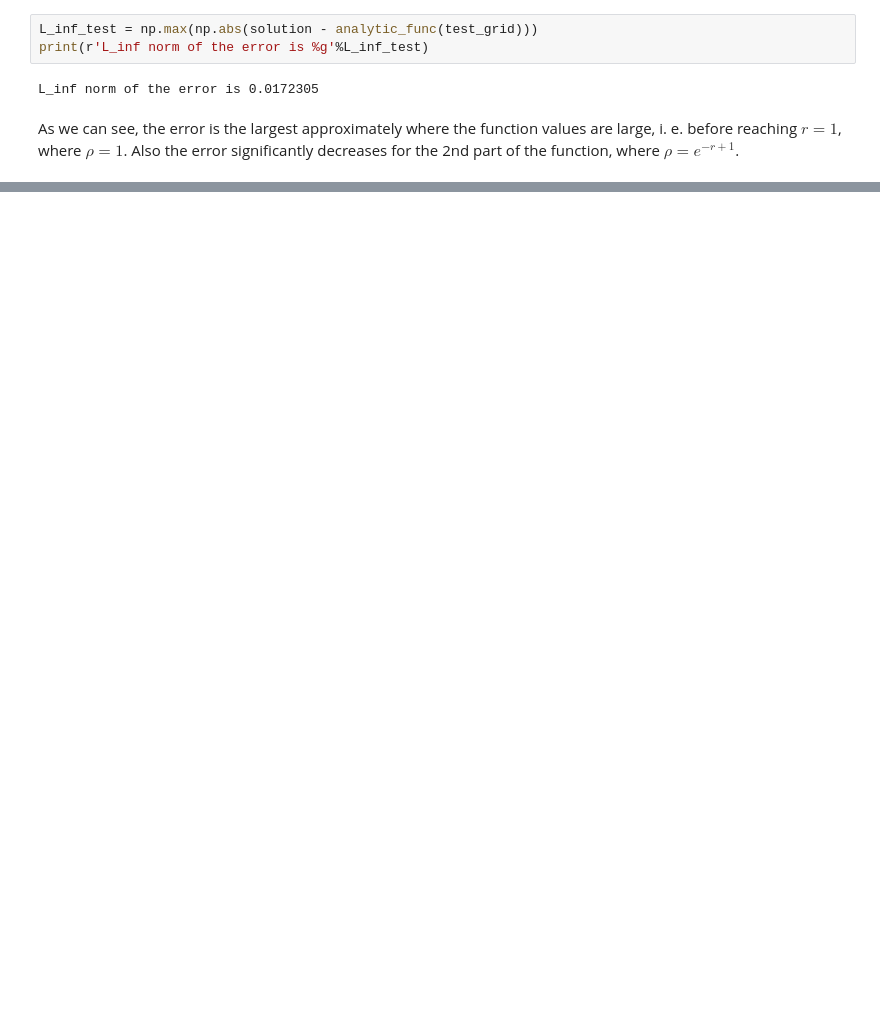
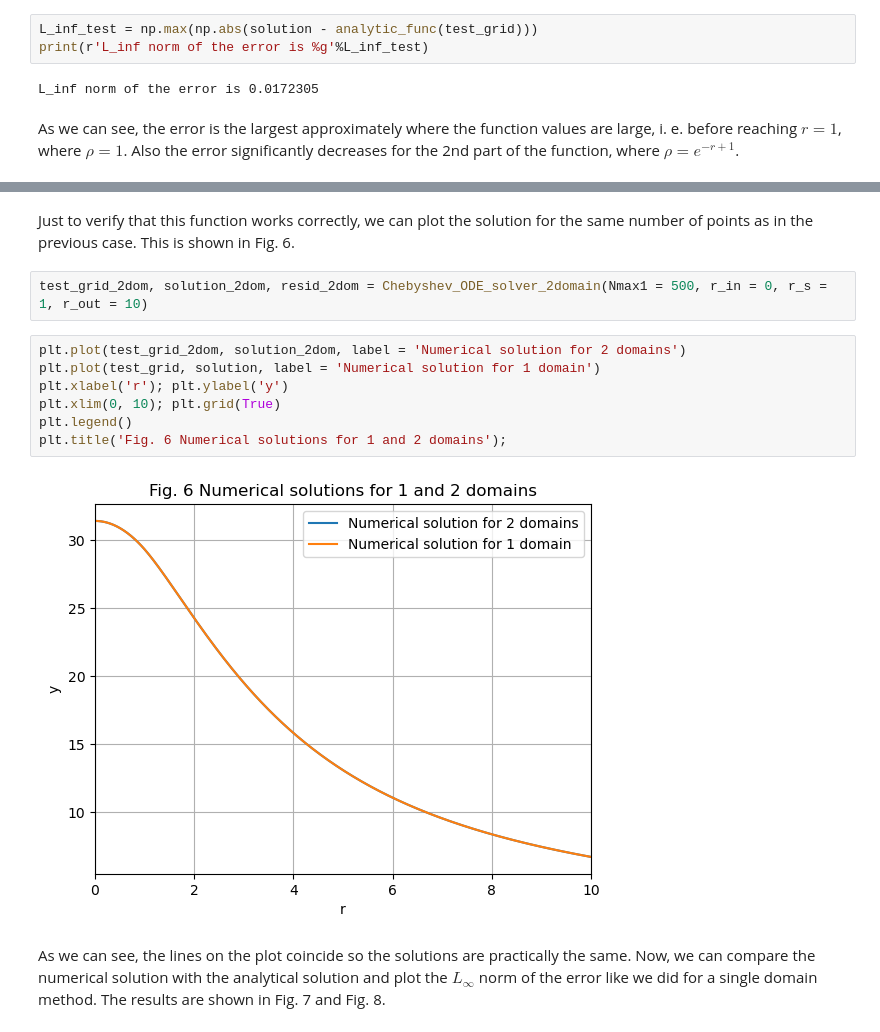
Before and after one commit to askoldvilkha/CompMethods_Astro23, a Jupyter notebook: HW5/hw5_VilkhaPaulBinu.ipynb, the cells around one changed output, grey strips where cells are left out. Cells and saved outputs as stored; diff of their text form; blank space fills up the shorter version.

```diff
--- a/HW5/hw5_VilkhaPaulBinu.ipynb
+++ b/HW5/hw5_VilkhaPaulBinu.ipynb
@@ -295,0 +519,15 @@ As we can see, the error is the largest approximately where the function values
+# %% [markdown]
+Just to verify that this function works correctly, we can plot the solution for the same number of points as in the previous case. This is shown in Fig. 6.
+# %%
+test_grid_2dom, solution_2dom, resid_2dom = Chebyshev_ODE_solver_2domain(Nmax1 = 500, r_in = 0, r_s = 1, r_out = 10)
+# %%
+plt.plot(test_grid_2dom, solution_2dom, label = 'Numerical solution for 2 domains')
+plt.plot(test_grid, solution, label = 'Numerical solution for 1 domain')
+plt.xlabel('r'); plt.ylabel('y')
+plt.xlim(0, 10); plt.grid(True)
+plt.legend()
+plt.title('Fig. 6 Numerical solutions for 1 and 2 domains');
+# %% [output]
+[figure, added]
+# %% [markdown]
+As we can see, the lines on the plot coincide so the solutions are practically the same. Now, we can compare the numerical solution with the analytical solution and plot the $L_{\infty}$ norm of the error like we did for a single domain method. The results are shown in Fig. 7 and Fig. 8.
```
Also changed, not shown: parts of 26 cells of this notebook, 1 other file.
